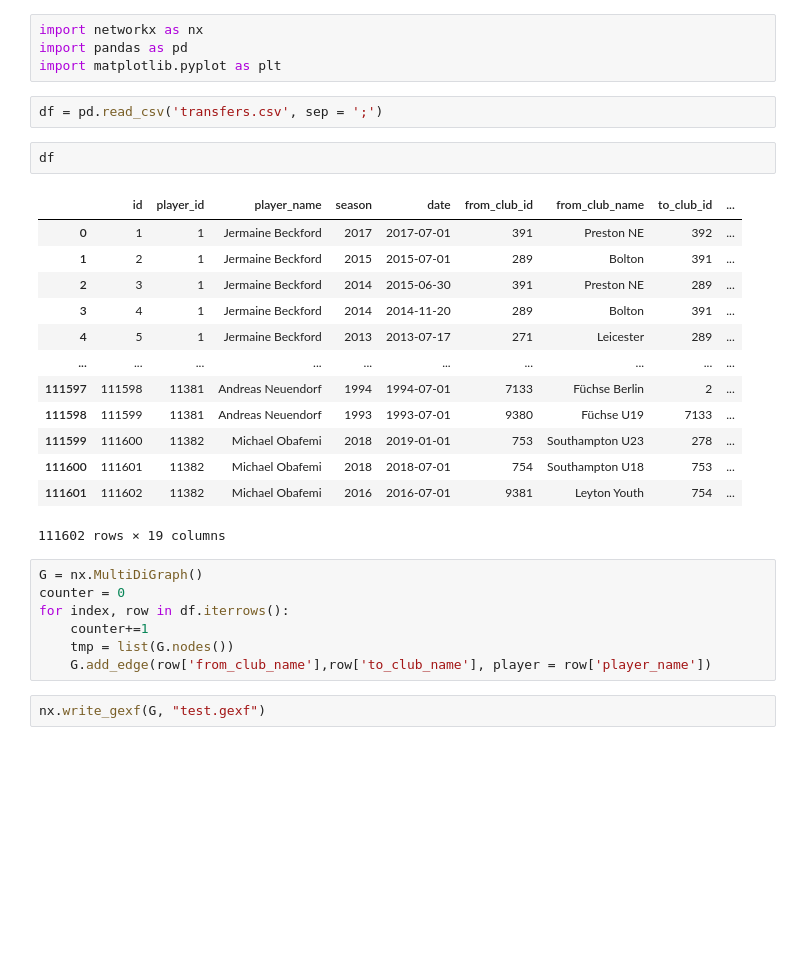
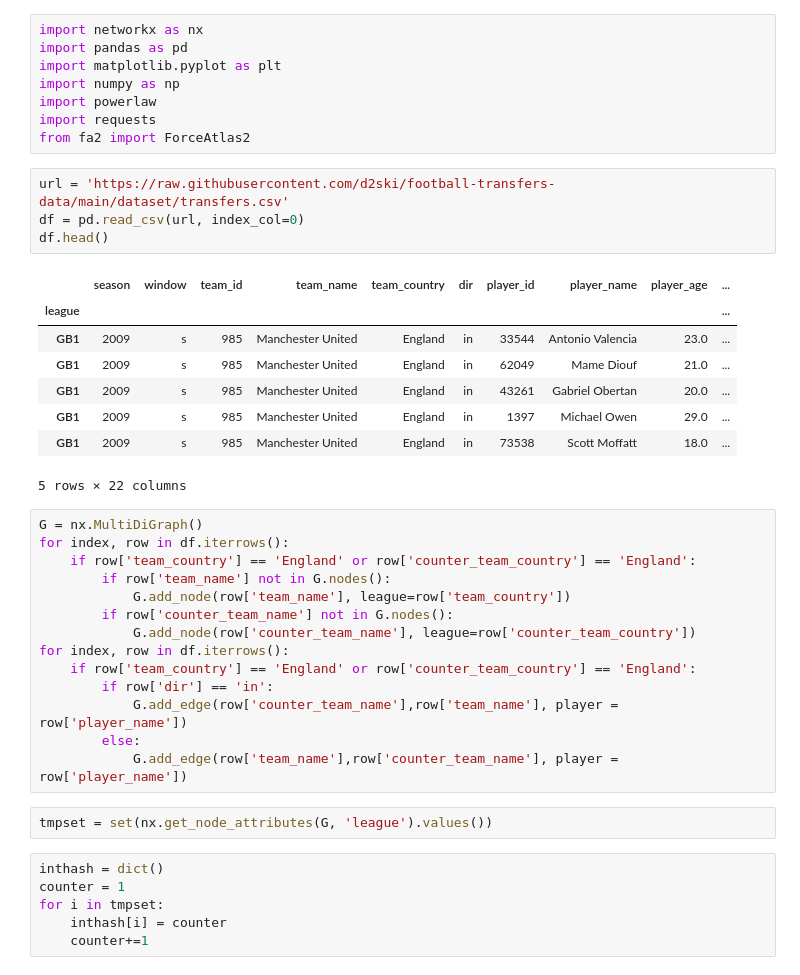
Before and after one commit to drykkur/SocGraphFinalP, a Jupyter notebook: socGraphFinalProj.ipynb, the cells around one changed output. Saved outputs shown, nothing was run; the diff lists cells and outputs as text; blank space fills up the shorter version.

```diff
--- a/socGraphFinalProj.ipynb
+++ b/socGraphFinalProj.ipynb
@@ -2,30 +2,42 @@
 import networkx as nx
 import pandas as pd
 import matplotlib.pyplot as plt
+import numpy as np
+import powerlaw
+import requests
+from fa2 import ForceAtlas2
-# %%
-df = pd.read_csv('transfers.csv', sep = ';')
-# %%
-df
-# %% [output]
-|  | id | player_id | player_name | season | date | from_club_id | from_club_name | to_club_id | ... |
-| 0 | 1 | 1 | Jermaine Beckford | 2017 | 2017-07-01 | 391 | Preston NE | 392 | ... |
-| 1 | 2 | 1 | Jermaine Beckford | 2015 | 2015-07-01 | 289 | Bolton | 391 | ... |
-| 2 | 3 | 1 | Jermaine Beckford | 2014 | 2015-06-30 | 391 | Preston NE | 289 | ... |
-| 3 | 4 | 1 | Jermaine Beckford | 2014 | 2014-11-20 | 289 | Bolton | 391 | ... |
-| 4 | 5 | 1 | Jermaine Beckford | 2013 | 2013-07-17 | 271 | Leicester | 289 | ... |
-| ... | ... | ... | ... | ... | ... | ... | ... | ... | ... |
-| 111597 | 111598 | 11381 | Andreas Neuendorf | 1994 | 1994-07-01 | 7133 | Füchse Berlin | 2 | ... |
-| 111598 | 111599 | 11381 | Andreas Neuendorf | 1993 | 1993-07-01 | 9380 | Füchse U19 | 7133 | ... |
-| 111599 | 111600 | 11382 | Michael Obafemi | 2018 | 2019-01-01 | 753 | Southampton U23 | 278 | ... |
-| 111600 | 111601 | 11382 | Michael Obafemi | 2018 | 2018-07-01 | 754 | Southampton U18 | 753 | ... |
-| 111601 | 111602 | 11382 | Michael Obafemi | 2016 | 2016-07-01 | 9381 | Leyton Youth | 754 | ... |
-111602 rows × 19 columns
-# %%
-G = nx.MultiDiGraph()
-counter = 0
-for index, row in df.iterrows():
-    counter+=1
-    tmp = list(G.nodes())
-    G.add_edge(row['from_club_name'],row['to_club_name'], player = row['player_name'])
-# %%
-nx.write_gexf(G, "test.gexf")
+# %%
+url = 'https://raw.githubusercontent.com/d2ski/football-transfers-data/main/dataset/transfers.csv'
+df = pd.read_csv(url, index_col=0)
+df.head()
+# %% [output]
+|  | season | window | team_id | team_name | team_country | dir | player_id | player_name | player_age | ... |
+| league |  |  |  |  |  |  |  |  |  | ... |
+| GB1 | 2009 | s | 985 | Manchester United | England | in | 33544 | Antonio Valencia | 23.0 | ... |
+| GB1 | 2009 | s | 985 | Manchester United | England | in | 62049 | Mame Diouf | 21.0 | ... |
+| GB1 | 2009 | s | 985 | Manchester United | England | in | 43261 | Gabriel Obertan | 20.0 | ... |
+| GB1 | 2009 | s | 985 | Manchester United | England | in | 1397 | Michael Owen | 29.0 | ... |
+| GB1 | 2009 | s | 985 | Manchester United | England | in | 73538 | Scott Moffatt | 18.0 | ... |
+5 rows × 22 columns
+# %%
+G = nx.MultiDiGraph()
+for index, row in df.iterrows():
+    if row['team_country'] == 'England' or row['counter_team_country'] == 'England':
+        if row['team_name'] not in G.nodes():
+            G.add_node(row['team_name'], league=row['team_country'])
+        if row['counter_team_name'] not in G.nodes():
+            G.add_node(row['counter_team_name'], league=row['counter_team_country'])
+for index, row in df.iterrows():
+    if row['team_country'] == 'England' or row['counter_team_country'] == 'England':
+        if row['dir'] == 'in':
+            G.add_edge(row['counter_team_name'],row['team_name'], player = row['player_name'])
+        else:
+            G.add_edge(row['team_name'],row['counter_team_name'], player = row['player_name'])
+# %%
+tmpset = set(nx.get_node_attributes(G, 'league').values())
+# %%
+inthash = dict()
+counter = 1
+for i in tmpset:
+    inthash[i] = counter
+    counter+=1
```
Also changed, not shown: parts of 7 cells of this notebook, 2 other files.
